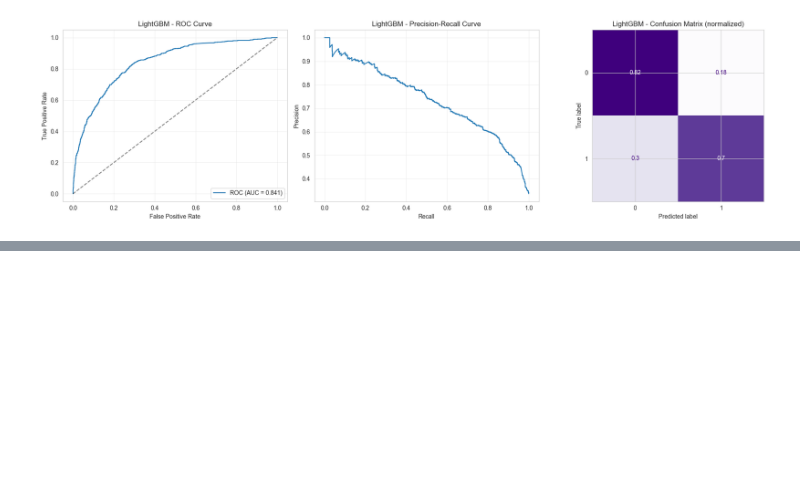
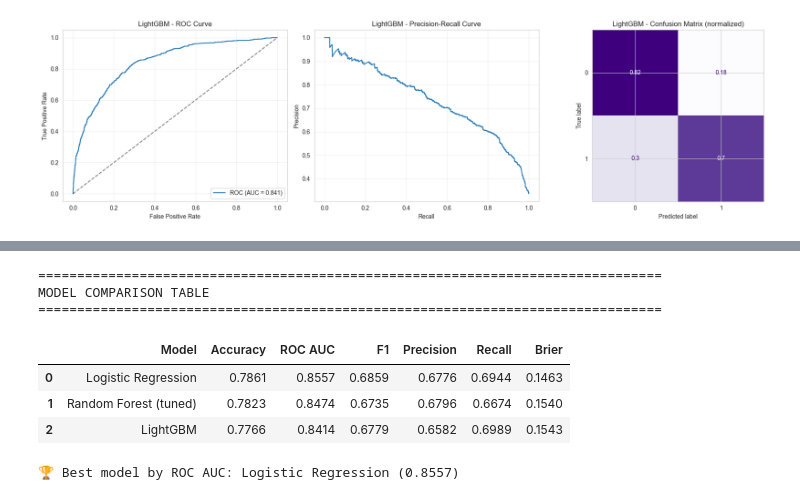
Before and after one commit to yxseef/venturesurvive, a Jupyter notebook: notebooks/04_modeling.ipynb, the cells around one changed output, grey strips where cells are left out. Drawn from its saved outputs; the diff is of its cells as text; code cells hidden in the pictures; blank space fills up the shorter version.

Commit message:
Update of 04_modeling

```diff
--- a/notebooks/04_modeling.ipynb
+++ b/notebooks/04_modeling.ipynb
@@ -824,0 +635,33 @@ print("="*80)
+# %%
+comparison_df = pd.DataFrame({
+    'Model': ['Logistic Regression', 'Random Forest (tuned)', 'LightGBM'],
+    'Accuracy': [lr_metrics['accuracy'], rf_tuned_metrics['accuracy'], lgbm_metrics['accuracy']],
+    'ROC AUC': [lr_metrics['roc_auc'], rf_tuned_metrics['roc_auc'], lgbm_metrics['roc_auc']],
+    'F1': [lr_metrics['f1'], rf_tuned_metrics['f1'], lgbm_metrics['f1']],
+    'Precision': [lr_metrics['precision'], rf_tuned_metrics['precision'], lgbm_metrics['precision']],
+    'Recall': [lr_metrics['recall'], rf_tuned_metrics['recall'], lgbm_metrics['recall']],
+    'Brier': [lr_metrics['brier'], rf_tuned_metrics['brier'], lgbm_metrics['brier']]
+})
+
+comparison_df = comparison_df.round(4)
+
+print("\n" + "="*80)
+print("MODEL COMPARISON TABLE")
+print("="*80)
+display(comparison_df)
+
+# Find best model by ROC AUC
+best_idx = comparison_df['ROC AUC'].idxmax()
+best_model = comparison_df.loc[best_idx, 'Model']
+best_auc = comparison_df.loc[best_idx, 'ROC AUC']
+
+print(f"\n🏆 Best model by ROC AUC: {best_model} ({best_auc:.4f})")
+# %% [output]
+================================================================================
+MODEL COMPARISON TABLE
+================================================================================
+|  | Model | Accuracy | ROC AUC | F1 | Precision | Recall | Brier |
+| 0 | Logistic Regression | 0.7861 | 0.8557 | 0.6859 | 0.6776 | 0.6944 | 0.1463 |
+| 1 | Random Forest (tuned) | 0.7823 | 0.8474 | 0.6735 | 0.6796 | 0.6674 | 0.1540 |
+| 2 | LightGBM | 0.7766 | 0.8414 | 0.6779 | 0.6582 | 0.6989 | 0.1543 |
+🏆 Best model by ROC AUC: Logistic Regression (0.8557)
```
Also changed, not shown: parts of 26 cells of this notebook.
